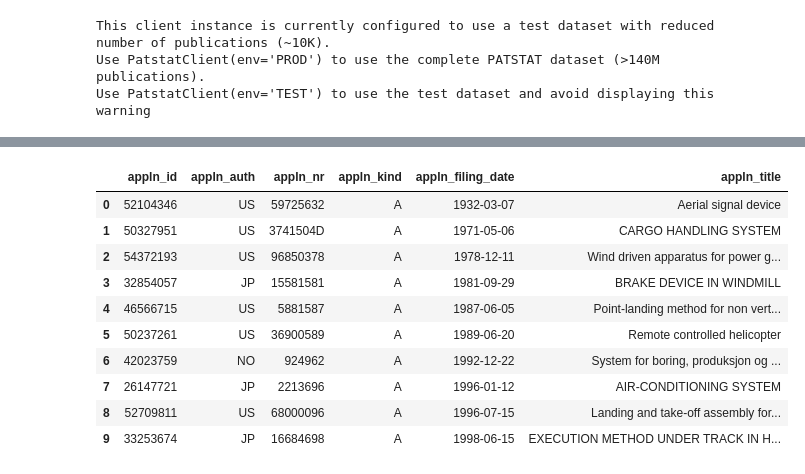
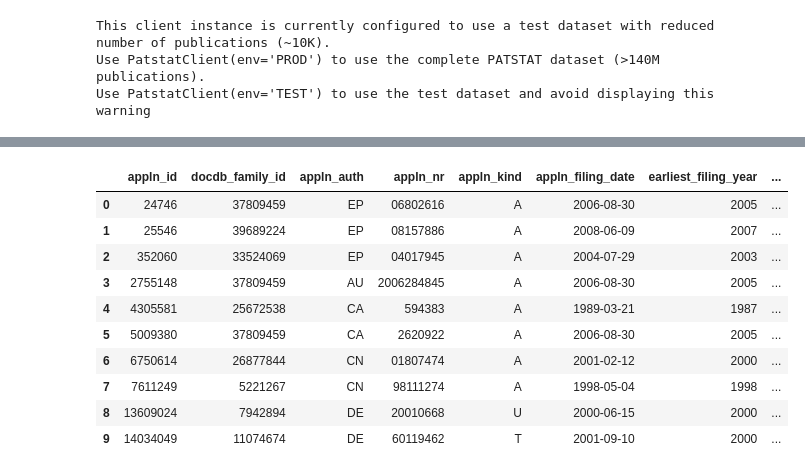
Before and after one commit to RikyPoz/PW_InnovationManagement, a Jupyter notebook: PWStep0.ipynb, the cells around one changed output, grey strips where cells are left out. Drawn from its saved outputs; the diff is of its cells as text; code cells hidden in the pictures.

```diff
--- a/PWStep0.ipynb
+++ b/PWStep0.ipynb
@@ -96,13 +99,17 @@ def symbol_prefix_condition(symbol_column, codes):
     return or_(*(symbol.like(code.replace(" ", "") + "%") for code in codes))
 
 
-# Base columns shown for every application
+# Application-level fields retrieved by the search queries.
+# These fields describe each application; they do not change the search criteria.
 APPLN_COLUMNS = (
-    TLS201_APPLN.appln_id,
-    TLS201_APPLN.appln_auth,
-    TLS201_APPLN.appln_nr,
-    TLS201_APPLN.appln_kind,
-    TLS201_APPLN.appln_filing_date,
+    TLS201_APPLN.appln_id,              # Unique application identifier
+    TLS201_APPLN.docdb_family_id,       # Links applications belonging to the same DOCDB family
+    TLS201_APPLN.appln_auth,            # Filing authority or patent office
+    TLS201_APPLN.appln_nr,              # Application number
+    TLS201_APPLN.appln_kind,            # Application kind code
+    TLS201_APPLN.appln_filing_date,     # Filing date of this application
+    TLS201_APPLN.earliest_filing_year,  # Earliest filing year associated with this application
+    TLS201_APPLN.granted,               # Grant indicator: "Y" means granted
 )
 
 
@@ -192,36 +199,62 @@ df_cpc.head(10)
 # %%
-#COMBINE THE RESULTS
+# COMBINE THE SEARCH RESULTS
+
+# Select application IDs found by at least one search strategy:
+# keywords OR IPC codes OR CPC codes.
+# UNION removes duplicate IDs across the three searches.
 appln_id = TLS201_APPLN.appln_id.label("appln_id")
 
 drone_ids = (
     query_by_keywords(appln_id)
-    .union(query_by_ipc(appln_id), query_by_cpc(appln_id))
+    .union(
+        query_by_ipc(appln_id),
+        query_by_cpc(appln_id),
+    )
     .subquery()
 )
 
+# Retrieve application details, titles and abstracts for the selected IDs.
+# Outer joins preserve applications even when a title or abstract is missing.
 q_drone = (
-    db.query(*APPLN_COLUMNS, TLS202_APPLN_TITLE.appln_title)
+    db.query(
+        *APPLN_COLUMNS,
+        TLS202_APPLN_TITLE.appln_title,
+        TLS203_APPLN_ABSTR.appln_abstract,
+    )
     .select_from(TLS201_APPLN)
-    .join(drone_ids, TLS201_APPLN.appln_id == drone_ids.c.appln_id)
-    .outerjoin(TLS202_APPLN_TITLE, TLS201_APPLN.appln_id == TLS202_APPLN_TITLE.appln_id)
-    .distinct()
-    .order_by(TLS201_APPLN.appln_filing_date)
+    .join(
+        drone_ids,
+        TLS201_APPLN.appln_id == drone_ids.c.appln_id,
+    )
+    .outerjoin(
+        TLS202_APPLN_TITLE,
+        TLS201_APPLN.appln_id == TLS202_APPLN_TITLE.appln_id,
+    )
+    .outerjoin(
+        TLS203_APPLN_ABSTR,
+        TLS201_APPLN.appln_id == TLS203_APPLN_ABSTR.appln_id,
+    )
+    .distinct()  # Remove identical result rows
+    .order_by(TLS201_APPLN.appln_id)
 )
 
+# Execute the query and store the results in a pandas DataFrame.
+# This is still an application-level dataset, not a family-level dataset.
 df_drone = patstat.df(q_drone)
+
 df_drone.head(10)
 # %% [output]
-|  | appln_id | appln_auth | appln_nr | appln_kind | appln_filing_date | appln_title |
-| 0 | 52104346 | US | 59725632 | A | 1932-03-07 | Aerial signal device |
-| 1 | 50327951 | US | 3741504D | A | 1971-05-06 | CARGO HANDLING SYSTEM |
-| 2 | 54372193 | US | 96850378 | A | 1978-12-11 | Wind driven apparatus for power g... |
-| 3 | 32854057 | JP | 15581581 | A | 1981-09-29 | BRAKE DEVICE IN WINDMILL |
-| 4 | 46566715 | US | 5881587 | A | 1987-06-05 | Point-landing method for non vert... |
-| 5 | 50237261 | US | 36900589 | A | 1989-06-20 | Remote controlled helicopter |
-| 6 | 42023759 | NO | 924962 | A | 1992-12-22 | System for boring, produksjon og ... |
-| 7 | 26147721 | JP | 2213696 | A | 1996-01-12 | AIR-CONDITIONING SYSTEM |
-| 8 | 52709811 | US | 68000096 | A | 1996-07-15 | Landing and take-off assembly for... |
-| 9 | 33253674 | JP | 16684698 | A | 1998-06-15 | EXECUTION METHOD UNDER TRACK IN H... |
+|  | appln_id | docdb_family_id | appln_auth | appln_nr | appln_kind | appln_filing_date | earliest_filing_year | ... |
+| 0 | 24746 | 37809459 | EP | 06802616 | A | 2006-08-30 | 2005 | ... |
+| 1 | 25546 | 39689224 | EP | 08157886 | A | 2008-06-09 | 2007 | ... |
+| 2 | 352060 | 33524069 | EP | 04017945 | A | 2004-07-29 | 2003 | ... |
+| 3 | 2755148 | 37809459 | AU | 2006284845 | A | 2006-08-30 | 2005 | ... |
+| 4 | 4305581 | 25672538 | CA | 594383 | A | 1989-03-21 | 1987 | ... |
+| 5 | 5009380 | 37809459 | CA | 2620922 | A | 2006-08-30 | 2005 | ... |
+| 6 | 6750614 | 26877844 | CN | 01807474 | A | 2001-02-12 | 2000 | ... |
+| 7 | 7611249 | 5221267 | CN | 98111274 | A | 1998-05-04 | 1998 | ... |
+| 8 | 13609024 | 7942894 | DE | 20010668 | U | 2000-06-15 | 2000 | ... |
+| 9 | 14034049 | 11074674 | DE | 60119462 | T | 2001-09-10 | 2000 | ... |
 # %%
 # How much does each strategy contribute? (counts of distinct applications)
 pd.Series(
```
Also changed, not shown: parts of 12 cells of this notebook, 1 other file.
